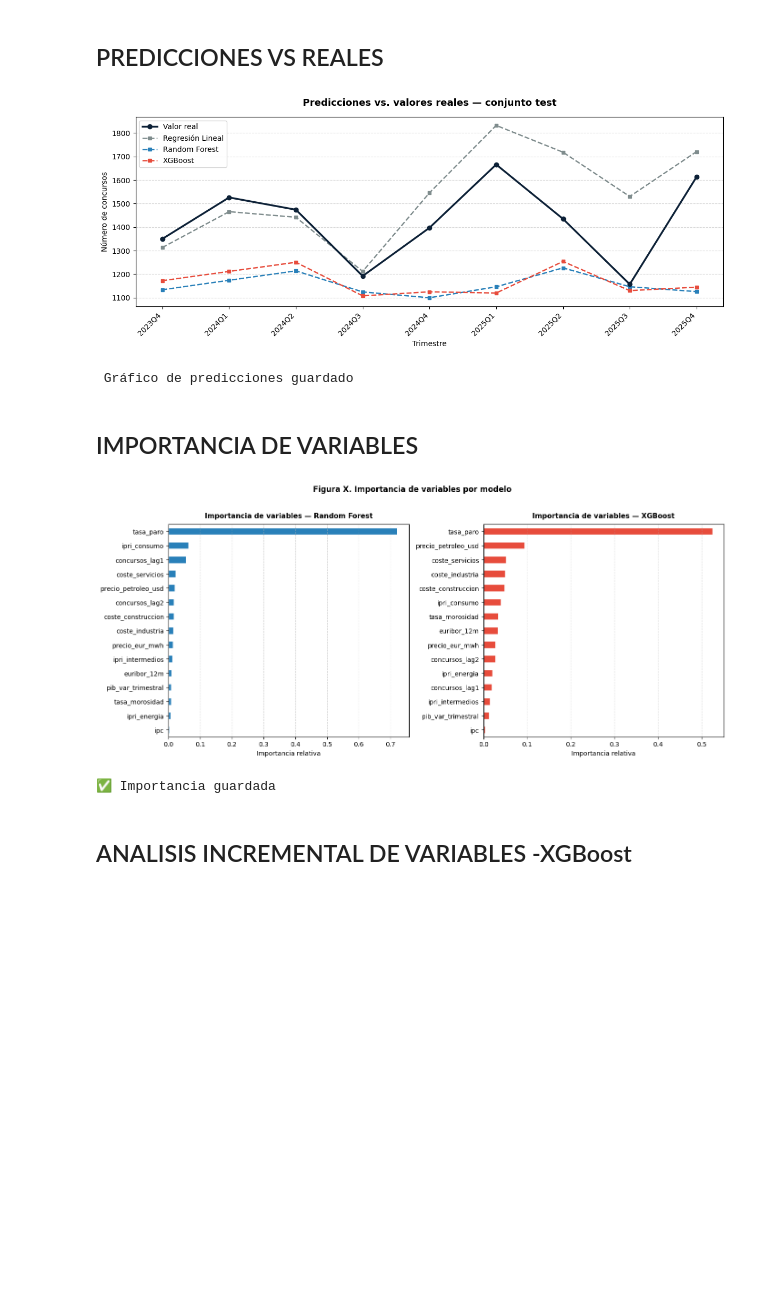
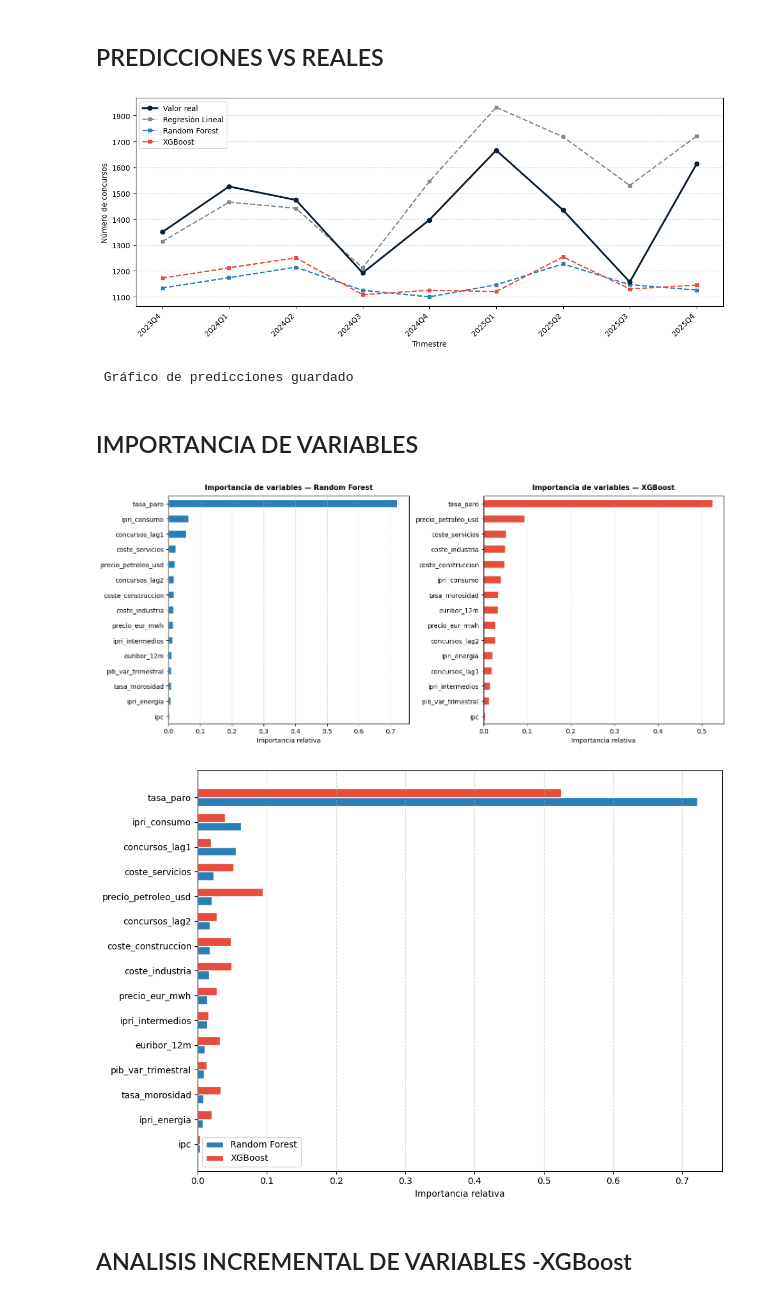
Before and after one commit to nataliaarranz/TFG, a Jupyter notebook: notebook/02_analisis_dato.ipynb, the cells around one changed output. Drawn from its saved outputs; the diff is of its cells as text; code cells hidden in the pictures; blank space fills up the shorter version.

```diff
--- a/notebook/02_analisis_dato.ipynb
+++ b/notebook/02_analisis_dato.ipynb
@@ -155,10 +373,12 @@ XGBoost entrenado — mejores parámetros: {'colsample_bytree': 1.0, 'learning_r
 # · R²:   proporción de varianza explicada (1 = perfecto, 0 = equivale a predecir la media)
 
 def evaluar(nombre, y_real, y_pred):
+    mape = np.mean(np.abs((y_real - y_pred) / y_real)) * 100
     return {
         'Modelo': nombre,
         'RMSE':   round(np.sqrt(mean_squared_error(y_real, y_pred)), 2),
         'MAE':    round(mean_absolute_error(y_real, y_pred), 2),
+        'MAPE':   round(mape, 2),
         'R²':     round(r2_score(y_real, y_pred), 4)
     }
 
@@ -187,8 +407,7 @@ for i in range(1, len(resultados) + 1):
         table[i, j].set_facecolor(colores[i - 1])
         table[i, j].set_text_props(color='#1a1a2e')
         table[i, j].set_edgecolor('#dce8f0')
-plt.title('Tabla 4. Métricas de evaluación por modelo (conjunto test)',
-          fontsize=10, fontweight='bold', pad=12, color='#0d2137')
+
 plt.tight_layout()
 plt.savefig('../data/graphics/tabla_metricas.png', dpi=180, bbox_inches='tight', facecolor='white')
 plt.show()
@@ -215,8 +434,7 @@ ax.plot(periodos_test, pred_rf,  color='#2980b9', linewidth=1.8,
         linestyle='--', marker='s', markersize=4, label='Random Forest')
 ax.plot(periodos_test, pred_xgb, color='#e74c3c', linewidth=1.8,
         linestyle='--', marker='s', markersize=4, label='XGBoost')
-ax.set_title('Predicciones vs. valores reales — conjunto test',
-             fontsize=13, fontweight='bold', pad=15)
+
 ax.set_xlabel('Trimestre')
 ax.set_ylabel('Número de concursos')
 ax.set_xticks(periodos_test)
@@ -228,33 +446,60 @@ plt.savefig('../data/graphics/fig_predicciones_vs_reales.png', dpi=150, bbox_inc
 plt.show()
 print(" Gráfico de predicciones guardado")
 # %% [output]
-[figure, old version]
+[figure, new version]
  Gráfico de predicciones guardado
 # %% [markdown]
 ## IMPORTANCIA DE VARIABLES
 # %%
 
 # Random Forest y XGBoost calculan automáticamente la contribución de cada
 # variable a la reducción del error del modelo. Se representa de forma comparada
 # para identificar si ambos algoritmos coinciden en las variables más relevantes,
 # lo que reforzaría la solidez del hallazgo.
 fig, axes = plt.subplots(1, 2, figsize=(14, 6))
 for ax, modelo, nombre, color in zip(
     axes, [modelo_rf, modelo_xgb], ['Random Forest', 'XGBoost'], ['#2980b9', '#e74c3c']
 ):
     importancias = pd.Series(modelo.feature_importances_, index=features).sort_values(ascending=True)
     importancias.plot(kind='barh', ax=ax, color=color, edgecolor='white')
     ax.set_title(f'Importancia de variables — {nombre}', fontsize=11, fontweight='bold', pad=10)
     ax.set_xlabel('Importancia relativa')
     ax.grid(axis='x', linestyle='--', alpha=0.5)
-plt.suptitle('Figura X. Importancia de variables por modelo', fontsize=12, fontweight='bold', y=1.02)
+
 plt.tight_layout()
 plt.savefig('../data/graphics/fig_importancia_variables.png', dpi=150, bbox_inches='tight')
 plt.show()
-print("✅ Importancia guardada")
+
+# COMPARATIVA DE IMPORTANCIA — RF vs XGBoost
+importancias_rf_s  = pd.Series(modelo_rf.feature_importances_,  index=features)
+importancias_xgb_s = pd.Series(modelo_xgb.feature_importances_, index=features)
+
+df_imp = pd.DataFrame({
+    'Random Forest': importancias_rf_s,
+    'XGBoost':       importancias_xgb_s
+}).sort_values('Random Forest', ascending=True)
+
+fig, ax = plt.subplots(figsize=(10, 7))
+x = range(len(df_imp))
+width = 0.35
+
+ax.barh([i - width/2 for i in x], df_imp['Random Forest'],
+        height=width, color='#2980b9', label='Random Forest', edgecolor='white')
+ax.barh([i + width/2 for i in x], df_imp['XGBoost'],
+        height=width, color='#e74c3c', label='XGBoost', edgecolor='white')
+
+ax.set_yticks(list(x))
+ax.set_yticklabels(df_imp.index)
+ax.set_xlabel('Importancia relativa')
+
+ax.legend()
+ax.grid(axis='x', linestyle='--', alpha=0.5)
+plt.tight_layout()
+plt.savefig('../data/graphics/fig_importancia_comparada.png', dpi=150, bbox_inches='tight')
+plt.show()
 # %% [output]
-[figure, old version]
+[figure, new version]
-✅ Importancia guardada
+[figure, added]
 # %% [markdown]
 ## ANALISIS INCREMENTAL DE VARIABLES -XGBoost
 # %%
```
Also changed, not shown: parts of 12 cells of this notebook, 17 other files.
